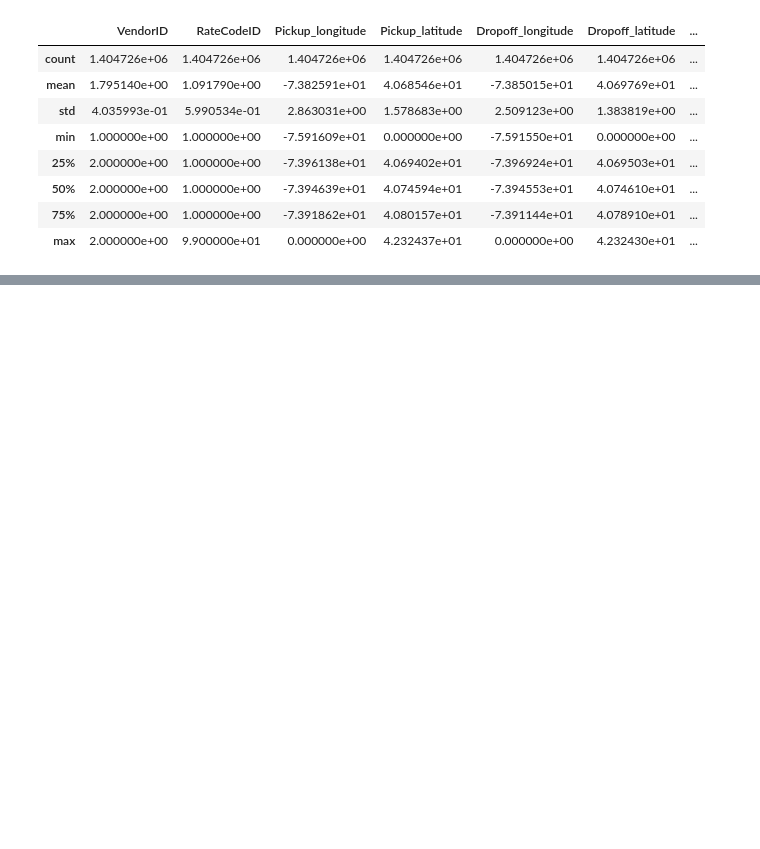
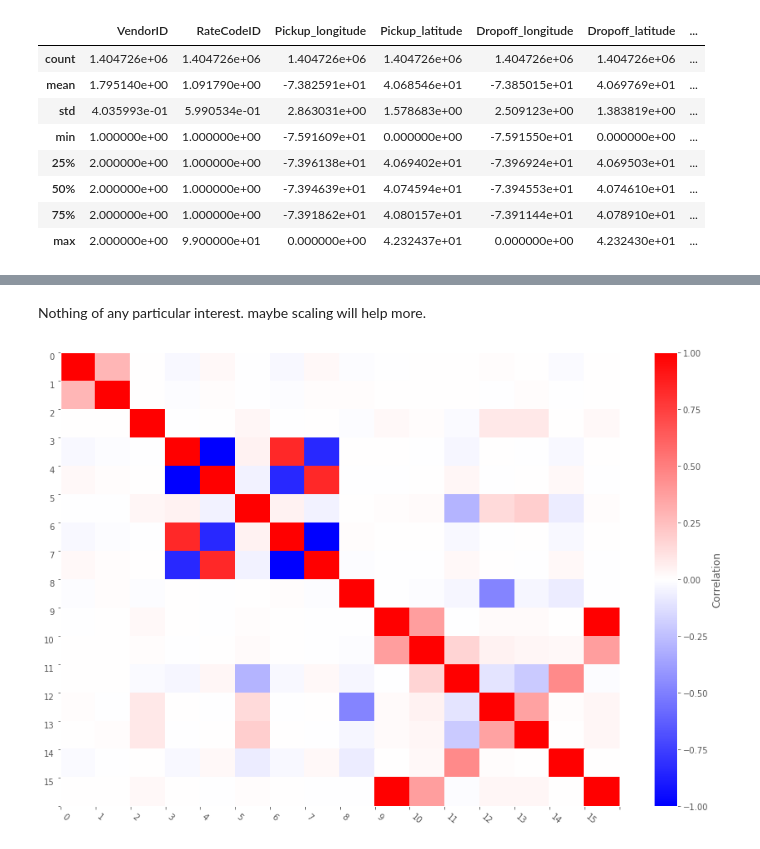
Before and after one commit to agentturbo1/Crazy-Taxi-IRL, a Jupyter notebook: Milestone, Exploration and Data Acquisition.ipynb, the cells around one changed output, grey strips where cells are left out. Drawn from its saved outputs; the diff is of its cells as text; code cells hidden in the pictures; blank space fills up the shorter version.

```diff
--- a/Milestone, Exploration and Data Acquisition.ipynb
+++ b/Milestone, Exploration and Data Acquisition.ipynb
@@ -75,0 +125,25 @@ For this project, the data was chosen from June 2016. This is the most recent da
+# %% [markdown]
+Nothing of any particular interest. maybe scaling will help more.
+# %%
+from sklearn.preprocessing import scale
+
+fig, ax = plt.subplots()
+
+norm_yellow = pd.DataFrame(scale(yellow_data._get_numeric_data()))
+corr_mat = norm_yellow.corr()
+
+heatmap = ax.pcolor(corr_mat, cmap='bwr', vmin=-1, vmax=1)
+ax.set_xticks(np.arange(corr_mat.shape[0] +.5));
+ax.set_yticks(np.arange(corr_mat.shape[1] +.5));
+ax.invert_yaxis()
+
+#labels
+col_lbl = corr_mat.columns
+row_lbl = corr_mat.index
+ax.set_xticklabels(col_lbl, rotation=-40,  ha='left');
+ax.set_yticklabels(row_lbl, va='top');
+
+cbar = plt.colorbar(heatmap)
+cbar.set_label('Correlation')
+# %% [output]
+[figure, added]
```
Also changed, not shown: parts of 12 cells of this notebook, 1 other file.
